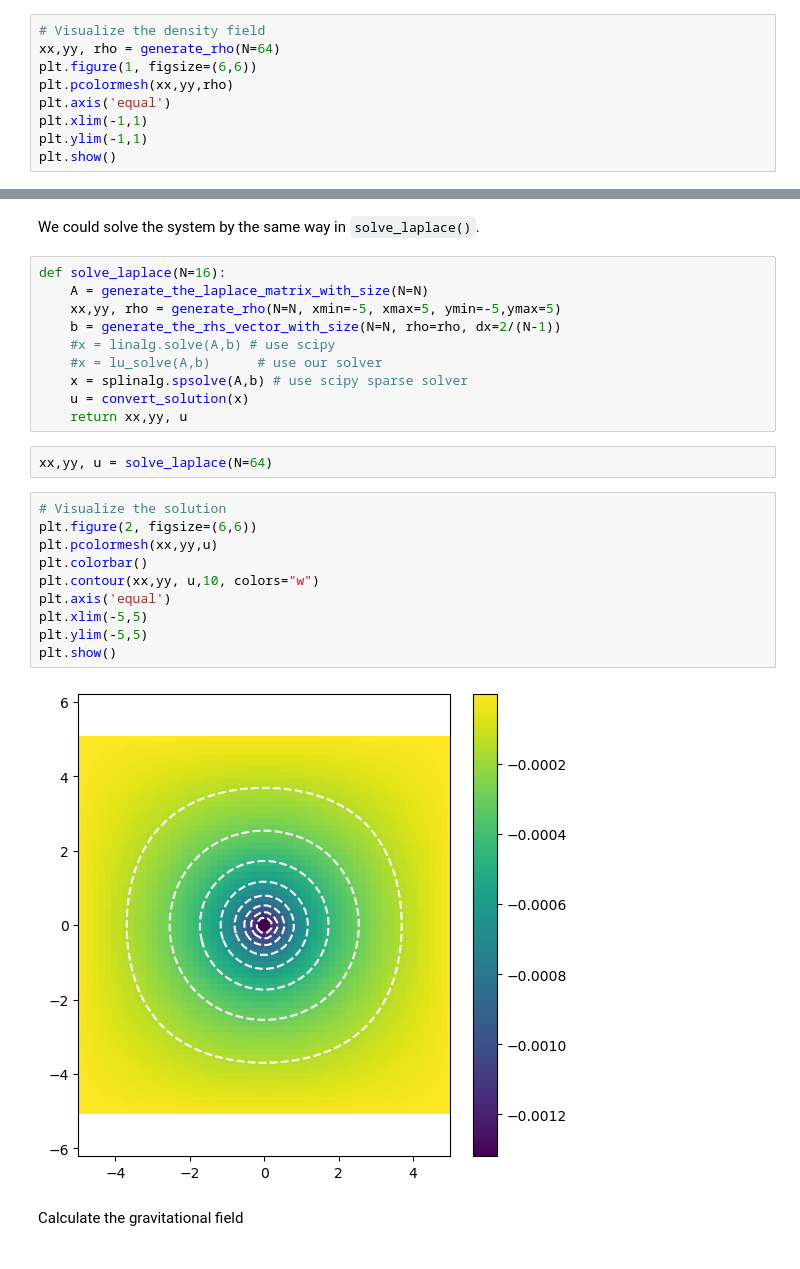
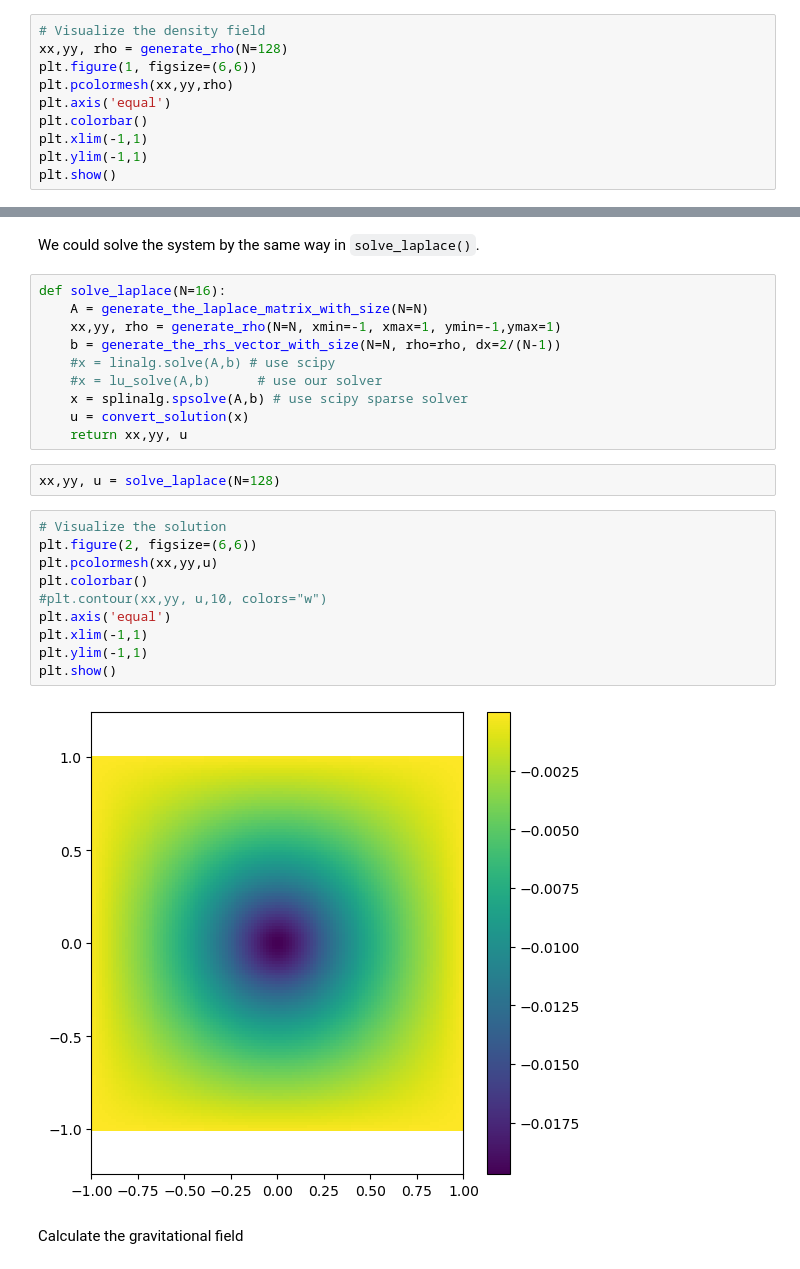
Before and after one commit to Noctis0522/computationalPhysics-112, a Jupyter notebook: project3/solutions/project3_demo4_sol-112.ipynb, the cells around one changed output, grey strips where cells are left out. Cells and saved outputs as stored; diff of their text form.

```diff
--- a/project3/solutions/project3_demo4_sol-112.ipynb
+++ b/project3/solutions/project3_demo4_sol-112.ipynb
@@ -81,10 +81,11 @@ def generate_rho(N, xmin=-1, xmax=1, ymin=-1,ymax=1):
     return xx,yy, rho
 # %%
 # Visualize the density field
-xx,yy, rho = generate_rho(N=64)
+xx,yy, rho = generate_rho(N=128)
 plt.figure(1, figsize=(6,6))
 plt.pcolormesh(xx,yy,rho)
 plt.axis('equal')
+plt.colorbar()
 plt.xlim(-1,1)
 plt.ylim(-1,1)
 plt.show()
@@ -107,7 +110,7 @@ We could solve the system by the same way in `solve_laplace()`.
 # %%
 def solve_laplace(N=16):
     A = generate_the_laplace_matrix_with_size(N=N)
-    xx,yy, rho = generate_rho(N=N, xmin=-5, xmax=5, ymin=-5,ymax=5)
+    xx,yy, rho = generate_rho(N=N, xmin=-1, xmax=1, ymin=-1,ymax=1)
     b = generate_the_rhs_vector_with_size(N=N, rho=rho, dx=2/(N-1))
     #x = linalg.solve(A,b) # use scipy
     #x = lu_solve(A,b)      # use our solver
@@ -115,19 +118,19 @@ def solve_laplace(N=16):
     u = convert_solution(x)
     return xx,yy, u
 # %%
-xx,yy, u = solve_laplace(N=64)
+xx,yy, u = solve_laplace(N=128)
 # %%
 # Visualize the solution
 plt.figure(2, figsize=(6,6))
 plt.pcolormesh(xx,yy,u)
 plt.colorbar()
-plt.contour(xx,yy, u,10, colors="w")
+#plt.contour(xx,yy, u,10, colors="w")
 plt.axis('equal')
-plt.xlim(-5,5)
-plt.ylim(-5,5)
+plt.xlim(-1,1)
+plt.ylim(-1,1)
 plt.show()
 # %% [output]
-[figure, old version]
+[figure, new version]
 # %% [markdown]
 Calculate the gravitational field
 # %%
```
Also changed, not shown: parts of 1 cell of this notebook.
